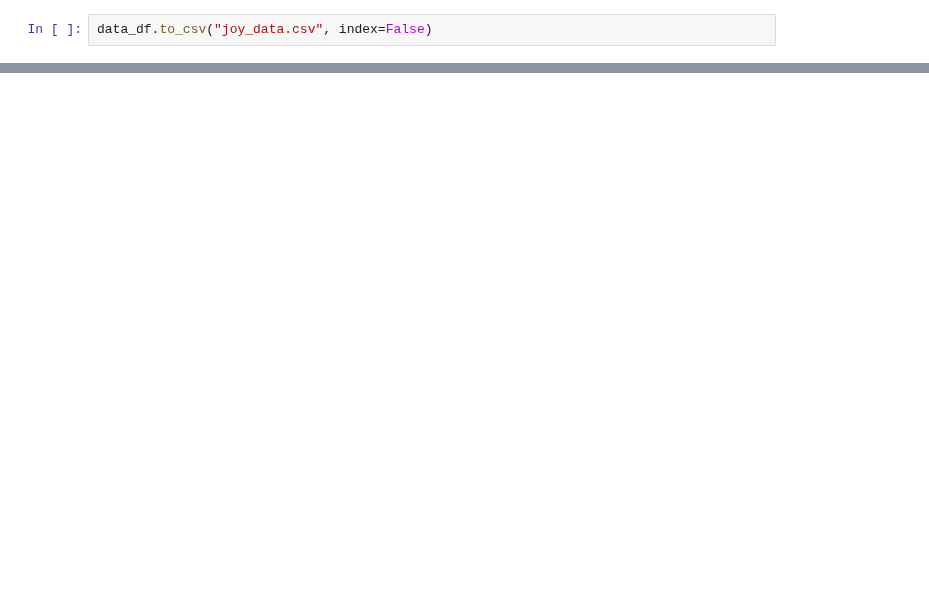
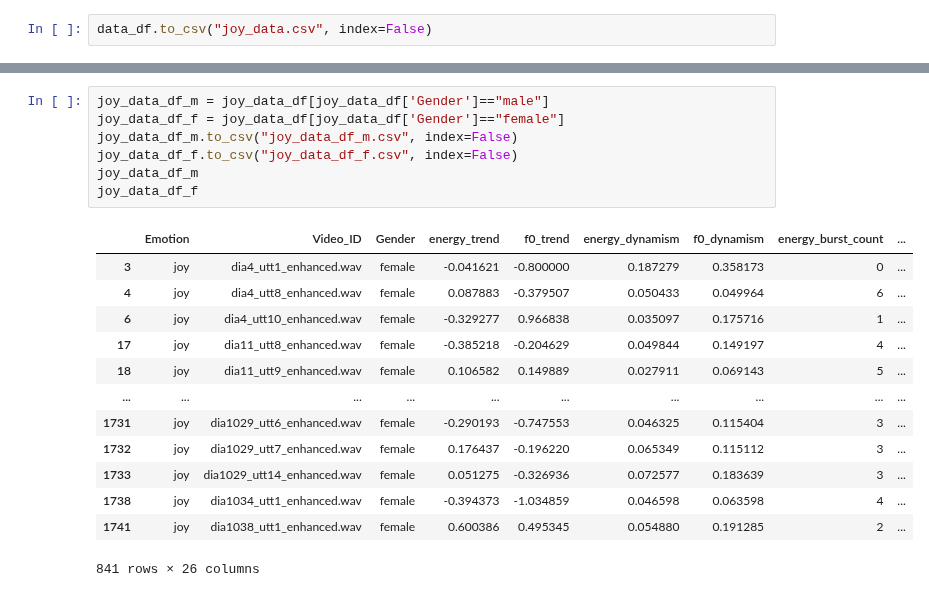
Before and after one commit to YechanJung/pknu25_05, a Jupyter notebook: Audio/feature_extracting.ipynb, the cells around one changed output, grey strips where cells are left out. Drawn from its saved outputs; the diff is of its cells as text; blank space fills up the shorter version.

```diff
--- a/Audio/feature_extracting.ipynb
+++ b/Audio/feature_extracting.ipynb
@@ -319,0 +733,21 @@ data_df
+# %%
+joy_data_df_m = joy_data_df[joy_data_df['Gender']=="male"]
+joy_data_df_f = joy_data_df[joy_data_df['Gender']=="female"]
+joy_data_df_m.to_csv("joy_data_df_m.csv", index=False)
+joy_data_df_f.to_csv("joy_data_df_f.csv", index=False)
+joy_data_df_m
+joy_data_df_f
+# %% [output]
+|  | Emotion | Video_ID | Gender | energy_trend | f0_trend | energy_dynamism | f0_dynamism | energy_burst_count | ... |
+| 3 | joy | dia4_utt1_enhanced.wav | female | -0.041621 | -0.800000 | 0.187279 | 0.358173 | 0 | ... |
+| 4 | joy | dia4_utt8_enhanced.wav | female | 0.087883 | -0.379507 | 0.050433 | 0.049964 | 6 | ... |
+| 6 | joy | dia4_utt10_enhanced.wav | female | -0.329277 | 0.966838 | 0.035097 | 0.175716 | 1 | ... |
+| 17 | joy | dia11_utt8_enhanced.wav | female | -0.385218 | -0.204629 | 0.049844 | 0.149197 | 4 | ... |
+| 18 | joy | dia11_utt9_enhanced.wav | female | 0.106582 | 0.149889 | 0.027911 | 0.069143 | 5 | ... |
+| ... | ... | ... | ... | ... | ... | ... | ... | ... | ... |
+| 1731 | joy | dia1029_utt6_enhanced.wav | female | -0.290193 | -0.747553 | 0.046325 | 0.115404 | 3 | ... |
+| 1732 | joy | dia1029_utt7_enhanced.wav | female | 0.176437 | -0.196220 | 0.065349 | 0.115112 | 3 | ... |
+| 1733 | joy | dia1029_utt14_enhanced.wav | female | 0.051275 | -0.326936 | 0.072577 | 0.183639 | 3 | ... |
+| 1738 | joy | dia1034_utt1_enhanced.wav | female | -0.394373 | -1.034859 | 0.046598 | 0.063598 | 4 | ... |
+| 1741 | joy | dia1038_utt1_enhanced.wav | female | 0.600386 | 0.495345 | 0.054880 | 0.191285 | 2 | ... |
+841 rows × 26 columns
```
Also changed, not shown: parts of 12 cells of this notebook, 4 other files.
